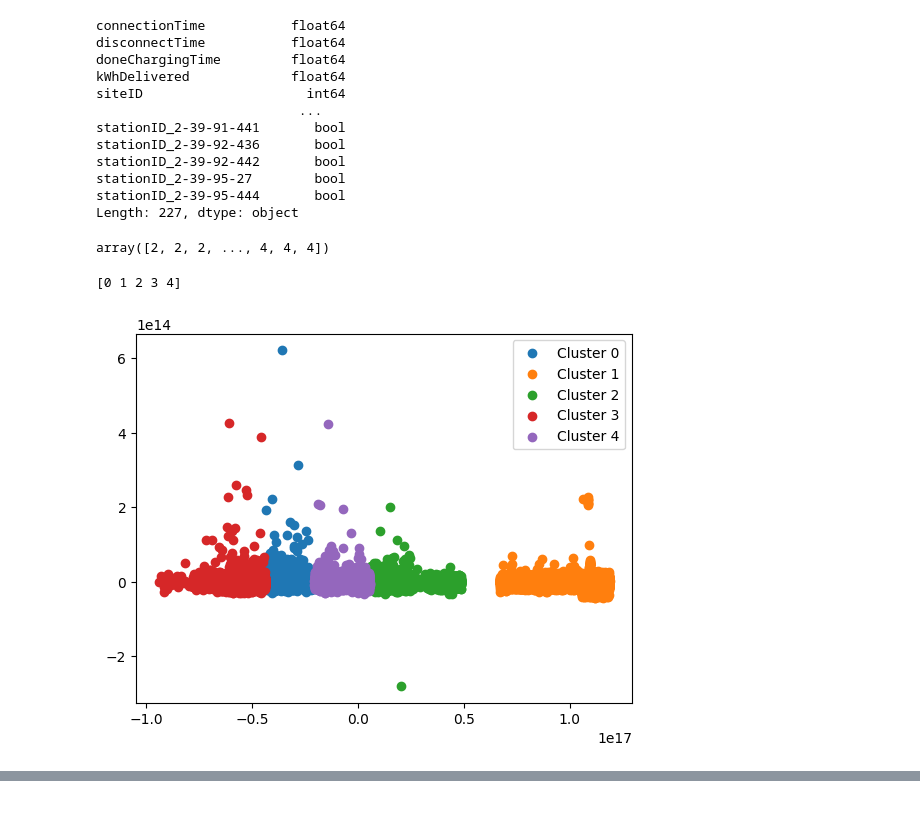
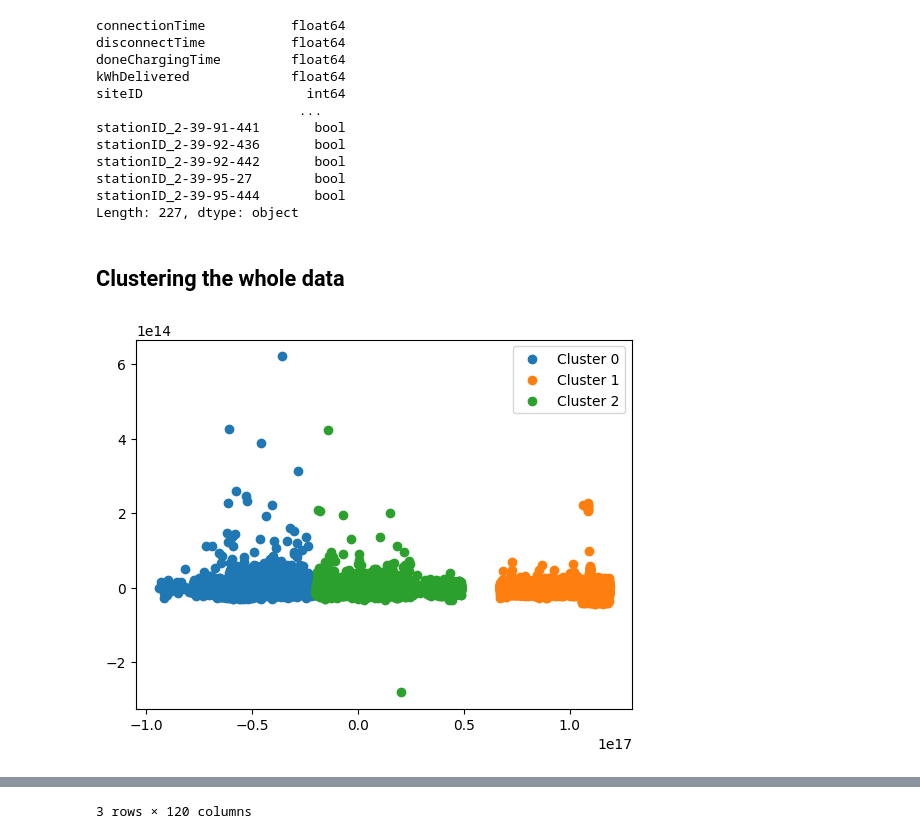
Before and after one commit to S0PEX/AA_Team_9_WS23, a Jupyter notebook: clustering.ipynb, the cells around one changed output, grey strips where cells are left out. Saved outputs shown, nothing was run; the diff lists cells and outputs as text; code cells hidden in the pictures; blank space fills up the shorter version.

Commit message:
refactor(clustering): add k-mean clustering without siteId

```diff
--- a/clustering.ipynb
+++ b/clustering.ipynb
@@ -73,24 +85,29 @@ pca_result = pca.fit_transform(cluster_input_data)
-# %%
-from sklearn.cluster import KMeans
-
-kmeans = KMeans(n_clusters=5, random_state=42)
-labels = kmeans.fit_predict(pca_result)
-labels
-# %% [output]
-array([2, 2, 2, ..., 4, 4, 4])
 # %%
 import numpy as np
 import matplotlib.pyplot as plt
 
-# Get unique labels
-u_labels = np.unique(labels)
-print(u_labels)
+def plot_kmeans(data, labels):
+    u_labels = np.unique(labels)
+    for i in u_labels:
+        plt.scatter(data[labels == i, 0], data[labels == i, 1], label=f'Cluster {i}')
+    plt.legend()
+    plt.show()
 
-# Create scatter plot
-for i in u_labels:
-    plt.scatter(pca_result[labels == i , 0] , pca_result[labels == i , 1] , label= f'Cluster {i}')
-plt.legend()
-plt.show()
+def perform_kmeans_and_plot(data, n_clusters):
+    labels, kmeans, pca_result = pca_based_kmean(data, n_clusters)
+    plot_kmeans(pca_result, labels)
+    return labels, kmeans, pca_result
-# %% [output]
-[0 1 2 3 4]
-[figure, removed]
+# %% [markdown]
+## Clustering the whole data
+# %%
+number_of_clusters = 3
+# %%
+labels, kmeans, pca_result = perform_kmeans_and_plot(prepared_data, number_of_clusters)
+
+# Group the data by cluster
+clustered_data = prepared_data.copy()
+clustered_data['cluster'] = labels
+clustered_data = clustered_data.groupby('cluster')
+clustered_data.describe()
+# %% [output]
+[figure, added]
@@ -96,0 +120 @@ plt.show()
+3 rows × 120 columns
```
Also changed, not shown: parts of 6 cells of this notebook.
